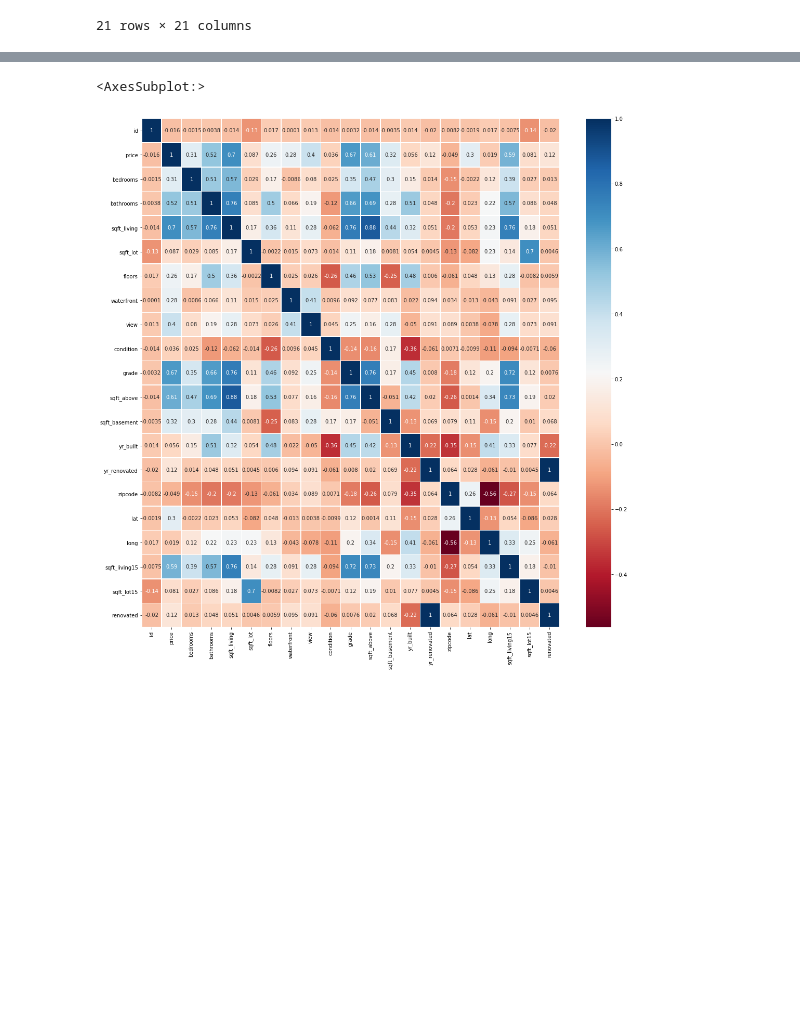
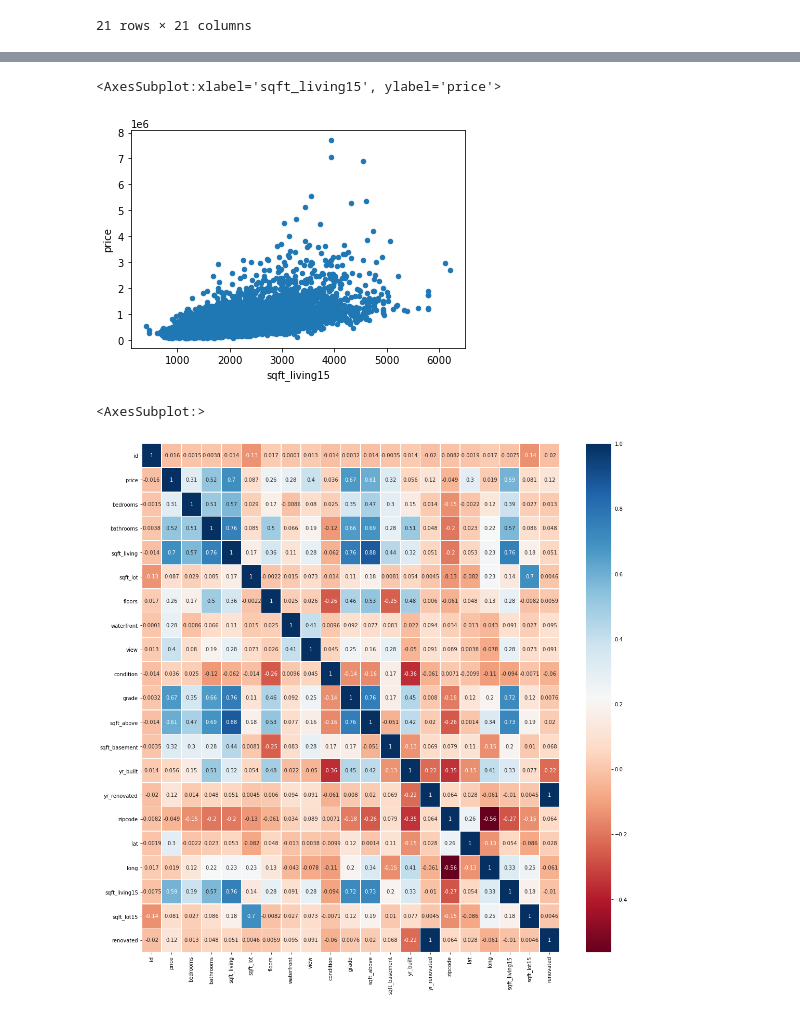
Before and after one commit to yunghanjeong/King_County_Housing_Price_Prediction, a Jupyter notebook: housing_price_prediction.ipynb, the cells around one changed output, grey strips where cells are left out. Saved outputs shown, nothing was run; the diff lists cells and outputs as text; code cells hidden in the pictures; blank space fills up the shorter version.

```diff
--- a/housing_price_prediction.ipynb
+++ b/housing_price_prediction.ipynb
@@ -126,3 +131,8 @@ kc_df.corr()
+# %%
+kc_df.plot(kind="scatter", x="sqft_living15", y="price")
+# %% [output]
+<AxesSubplot:xlabel='sqft_living15', ylabel='price'>
+[figure, added]
 # %%
 plt.subplots(figsize=(18,18))
 sns.heatmap(kc_df.corr(), annot=True, linewidths=.5, cmap="RdBu")
```
Also changed, not shown: parts of 1 cell of this notebook, 1 other file.
